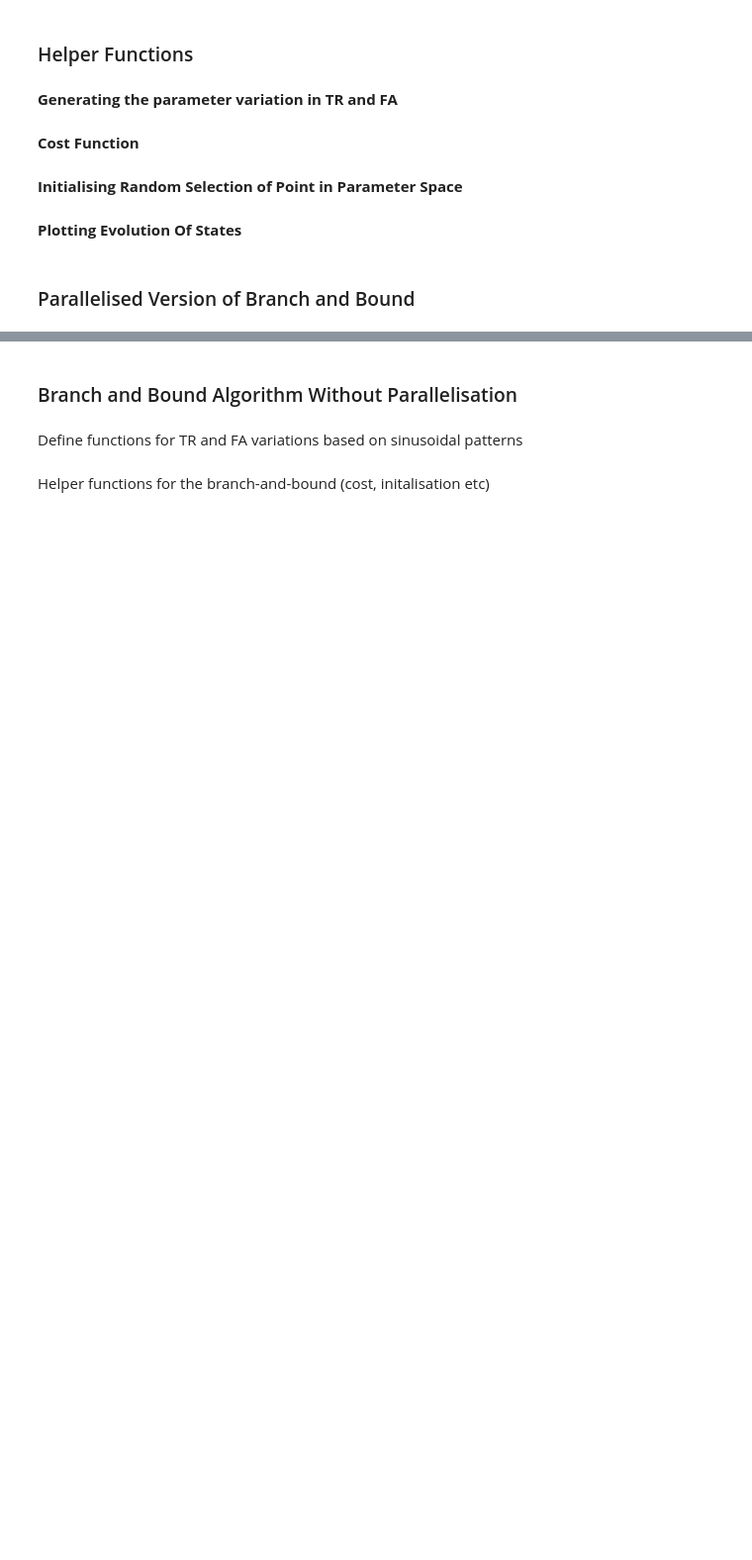
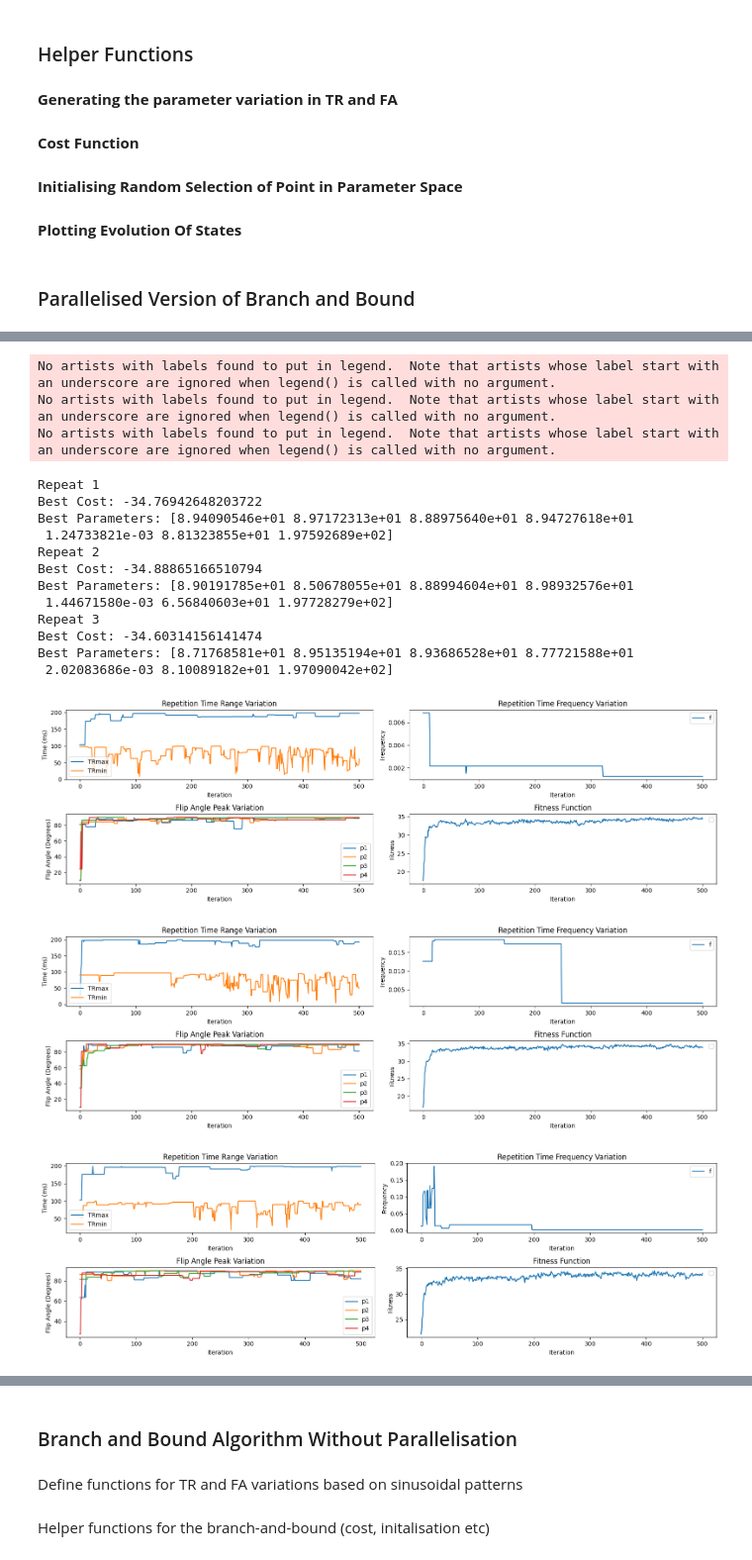
Before and after one commit to Ela-Kan/MRFSGRE_BBB, a Jupyter notebook: coreSimulations/signal_optimisation.ipynb, the cells around one changed output, grey strips where cells are left out. Shown at 99% size. Saved outputs shown, nothing was run; the diff lists cells and outputs as text; code cells hidden in the pictures; blank space fills up the shorter version.

```diff
--- a/coreSimulations/signal_optimisation.ipynb
+++ b/coreSimulations/signal_optimisation.ipynb
@@ -373,3 +409,7 @@ seeBnB(states, costs, trVariation, faVariation)
+# %%
+states = np.load("1000dynamics_originalFISPvar_rep3_states.npy")
+costs = np.load("1000dynamics_originalFISPvar_rep3_costs.npy")
+seeBnB(states, costs, 'sin', 'FISP', False)
 # %%
 states = [87.59728498, 229.65485733, 232.88395874,  96.22243265, 197.88738558]
 a= states[0]; b = states[1]; c = states[2];  d = states[3]; e = states[4]
@@ -416,0 +422,13 @@ plt.show()
+# %%
+def best_states_cost(states, costs):
+    best_cost = np.min(costs)
+    best_states = states[np.argmin(costs),:]
+    print(f"Best Cost: {best_cost}")
+    print(f"Best Parameters: {best_states}")
+    return best_cost, best_states
+# %%
+for i in range(3):
+    states = np.load(f"1000dynamics_originalFISPvar_rep{i+1}_states.npy")
+    costs = np.load(f"1000dynamics_originalFISPvar_rep{i+1}_costs.npy")
+    print(f"Repeat {i+1}")
+    best_states_cost(states, costs)
@@ -416,0 +448,18 @@ plt.show()
+# %%
+import optim_TR_FA_gen as TRFA
+states = np.load("1000dynamics_originalFISPvar_rep3_states.npy")
+costs = np.load("1000dynamics_originalFISPvar_rep3_costs.npy")
+best_cost, best_states = best_states_cost(states, costs)
+TR = TRFA.sinusoidal_TR(best_states[-1], best_states[-2], best_states[-3], 1000, 1)
+FA = TRFA.FISP_FA(best_states[:5], 1000, 1)
+
+fig, (ax1, ax2) = plt.subplots(1,2)
+fig.set_size_inches(16,5, forward=True)
+ax1.plot(TR[1:])
+ax2.plot(FA[1:])
+ax1.set_title("Optimal TR")
+ax2.set_title("Optimal FA")
+ax1.set_xlabel("Dynamic")
+ax1.set_ylabel("Repetition Time (ms)")
+ax2.set_xlabel("Dynamic")
+ax2.set_ylabel("Flip Angle (degrees)")
@@ -416,0 +620,26 @@ plt.show()
+# %%
+for i in range(3):
+    states = np.load(f"1000dynamics_originalFISPB1_rep{i+1}_states.npy")
+    costs = np.load(f"1000dynamics_originalFISPB1_rep{i+1}_costs.npy")
+    print(f"Repeat {i+1}")
+    best_states_cost(states, costs)
+    seeBnB(states, costs, trVariation, faVariation, single_plots= False)
+# %% [output]
+No artists with labels found to put in legend.  Note that artists whose label start with an underscore are ignored when legend() is called with no argument.
+No artists with labels found to put in legend.  Note that artists whose label start with an underscore are ignored when legend() is called with no argument.
+No artists with labels found to put in legend.  Note that artists whose label start with an underscore are ignored when legend() is called with no argument.
+Repeat 1
+Best Cost: -34.76942648203722
+Best Parameters: [8.94090546e+01 8.97172313e+01 8.88975640e+01 8.94727618e+01
+ 1.24733821e-03 8.81323855e+01 1.97592689e+02]
+Repeat 2
+Best Cost: -34.88865166510794
+Best Parameters: [8.90191785e+01 8.50678055e+01 8.88994604e+01 8.98932576e+01
+ 1.44671580e-03 6.56840603e+01 1.97728279e+02]
+Repeat 3
+Best Cost: -34.60314156141474
+Best Parameters: [8.71768581e+01 8.95135194e+01 8.93686528e+01 8.77721588e+01
+ 2.02083686e-03 8.10089182e+01 1.97090042e+02]
+[figure, added]
+[figure, added]
+[figure, added]
```
Also changed, not shown: parts of 14 cells of this notebook, 3 other files.
